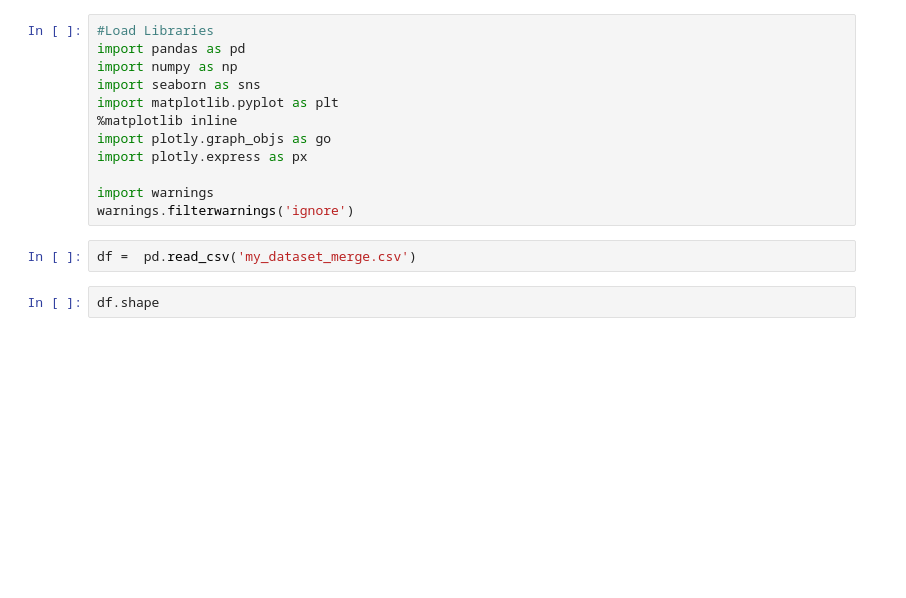
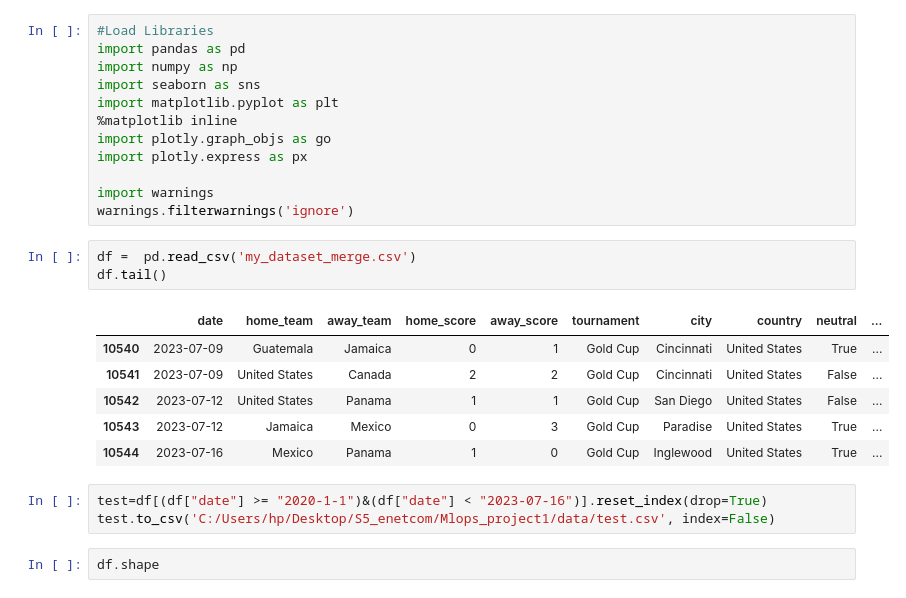
Before and after one commit to Youssouf46/mlops-back, a Jupyter notebook: Notebook/data_Exploration.ipynb, the cells around one changed output. Cells and saved outputs as stored; diff of their text form; blank space fills up the shorter version.

```diff
--- a/Notebook/data_Exploration.ipynb
+++ b/Notebook/data_Exploration.ipynb
@@ -12,6 +12,17 @@ import warnings
 warnings.filterwarnings('ignore')
 # %%
 df =  pd.read_csv('my_dataset_merge.csv')
+df.tail()
+# %% [output]
+|  | date | home_team | away_team | home_score | away_score | tournament | city | country | neutral | ... |
+| 10540 | 2023-07-09 | Guatemala | Jamaica | 0 | 1 | Gold Cup | Cincinnati | United States | True | ... |
+| 10541 | 2023-07-09 | United States | Canada | 2 | 2 | Gold Cup | Cincinnati | United States | False | ... |
+| 10542 | 2023-07-12 | United States | Panama | 1 | 1 | Gold Cup | San Diego | United States | False | ... |
+| 10543 | 2023-07-12 | Jamaica | Mexico | 0 | 3 | Gold Cup | Paradise | United States | True | ... |
+| 10544 | 2023-07-16 | Mexico | Panama | 1 | 0 | Gold Cup | Inglewood | United States | True | ... |
+# %%
+test=df[(df["date"] >= "2020-1-1")&(df["date"] < "2023-07-16")].reset_index(drop=True)
+test.to_csv('C:/Users/hp/Desktop/S5_enetcom/Mlops_project1/data/test.csv', index=False)
 # %%
 df.shape
 # %% [output]
```
Also changed, not shown: 11 other files.
